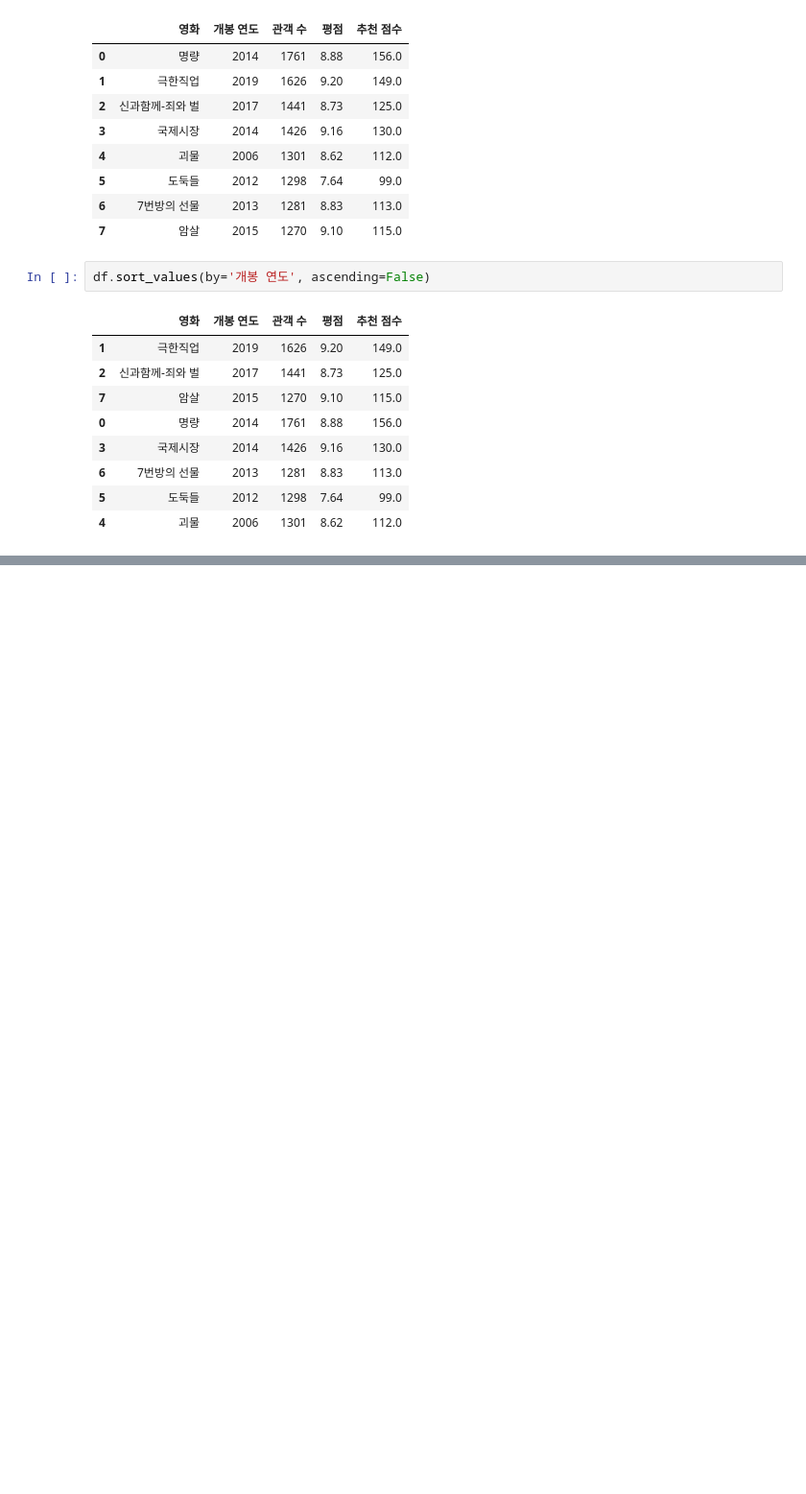
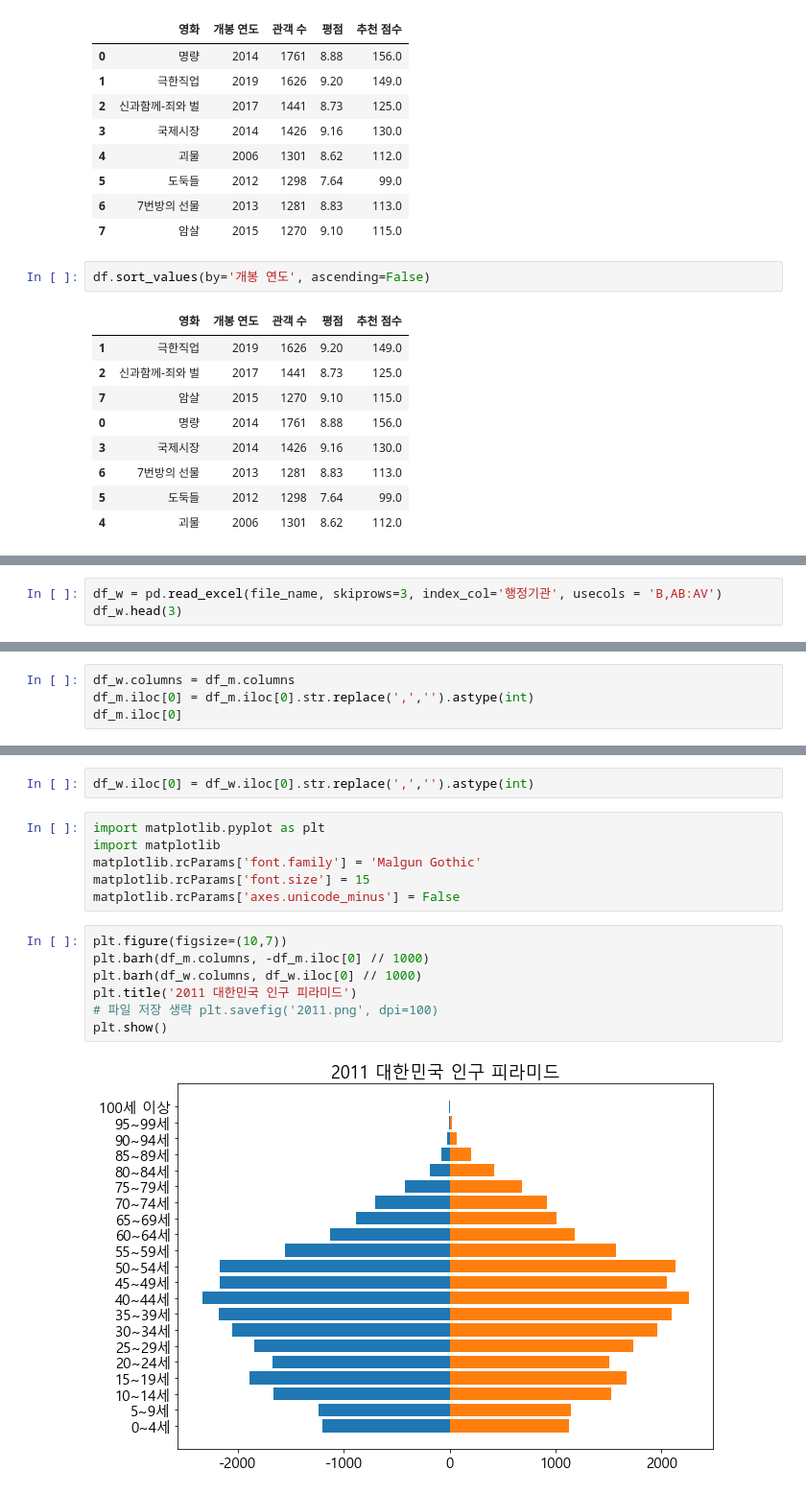
Before and after one commit to dmsxo0691/Java-Python, a Jupyter notebook: 20221101/Quiz.ipynb, the cells around one changed output, grey strips where cells are left out. Shown at 96% size. Drawn from its saved outputs; the diff is of its cells as text; blank space fills up the shorter version.

```diff
--- a/20221101/Quiz.ipynb
+++ b/20221101/Quiz.ipynb
@@ -77,0 +90,3 @@ df.sort_values(by='개봉 연도', ascending=False)
+# %%
+df_w = pd.read_excel(file_name, skiprows=3, index_col='행정기관', usecols = 'B,AB:AV')
+df_w.head(3)
@@ -77,0 +100,4 @@ df.sort_values(by='개봉 연도', ascending=False)
+# %%
+df_w.columns = df_m.columns
+df_m.iloc[0] = df_m.iloc[0].str.replace(',','').astype(int)
+df_m.iloc[0]
@@ -77,0 +122,17 @@ df.sort_values(by='개봉 연도', ascending=False)
+# %%
+df_w.iloc[0] = df_w.iloc[0].str.replace(',','').astype(int)
+# %%
+import matplotlib.pyplot as plt
+import matplotlib
+matplotlib.rcParams['font.family'] = 'Malgun Gothic'
+matplotlib.rcParams['font.size'] = 15
+matplotlib.rcParams['axes.unicode_minus'] = False
+# %%
+plt.figure(figsize=(10,7))
+plt.barh(df_m.columns, -df_m.iloc[0] // 1000)
+plt.barh(df_w.columns, df_w.iloc[0] // 1000)
+plt.title('2011 대한민국 인구 피라미드')
+# 파일 저장 생략 plt.savefig('2011.png', dpi=100)
+plt.show()
+# %% [output]
+[figure, added]
```
Also changed, not shown: parts of 8 cells of this notebook, 1 other file.
